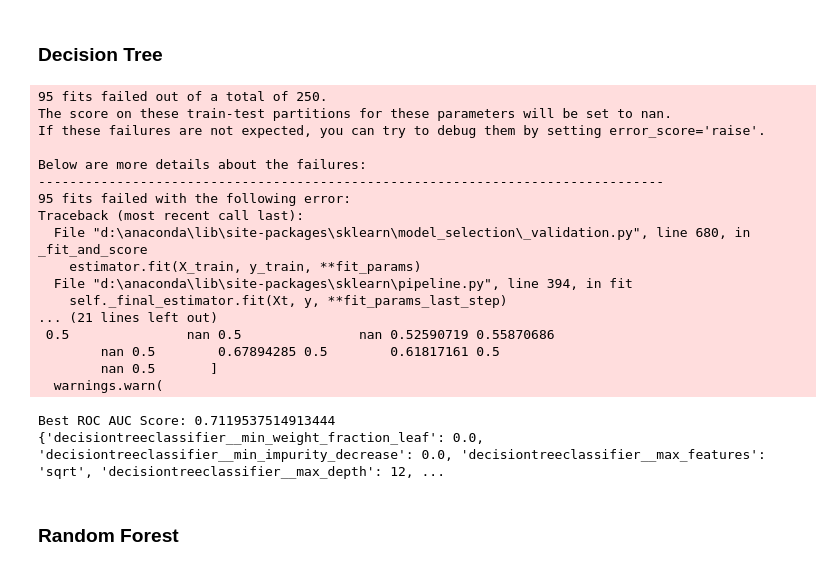
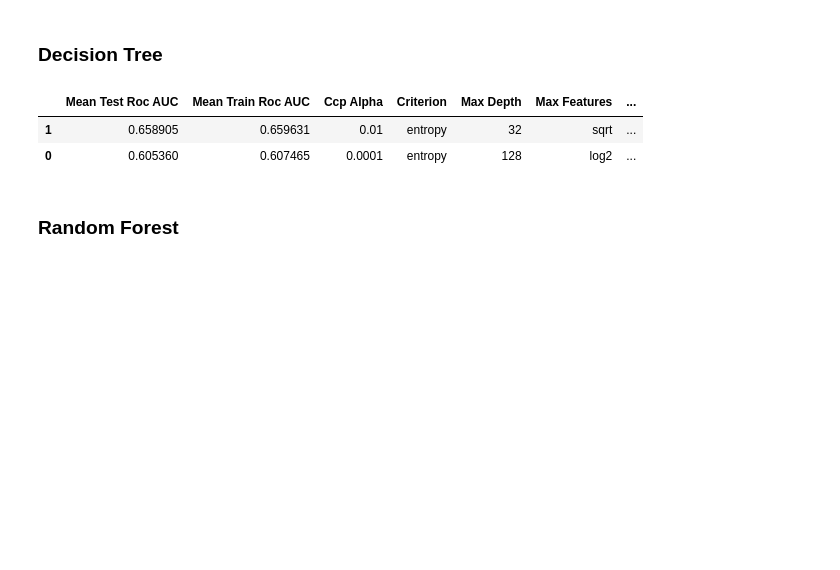
Before and after one commit to lucasdetoledo4/ML-UFSC, a Jupyter notebook: fraud_detection_V1.ipynb, the cells around one changed output. Cells and saved outputs as stored; diff of their text form; code cells hidden in the pictures; blank space fills up the shorter version.

```diff
--- a/fraud_detection_V1.ipynb
+++ b/fraud_detection_V1.ipynb
@@ -338,25 +349,3 @@ Como podemos observar, a partir de 20% do dataset, não há tanta variação na
 Portanto, daqui para frente, para economizar processamento, utilizaremos apenas 20% do dataset de treino para otimizar os hparams do modelo.
 
 ## Tunando os hiperparâmetros
-# %%
-def randomized_search(clf, params, X_train, y_train):
-    pipe = make_pipeline(encode_categorical,
-                         clf)
-
-    param_grid = params
-
-    rs = RandomizedSearchCV(
-                            pipe,
-                            param_grid,
-                            cv=5,
-                            n_iter=50,
-                            scoring=['balanced_accuracy', 'roc_auc'],
-                            refit='roc_auc'
-                            )
-
-    rs.fit(X_train, y_train)
-
-    print(f"Best ROC AUC Score: {rs.best_score_}")
-    print(rs.best_params_)
-
-    return rs
@@ -366,40 +392,22 @@ Devido ao tamanho do dataset, foi escolhido utilizar um RandomizedSearch ao inv
 ### Decision Tree
 # %%
 param_grid = {
-            'decisiontreeclassifier__ccp_alpha': np.logspace(1e-4, 5e-2, 10),
-            'decisiontreeclassifier__class_weight': ['balanced'],
+            'decisiontreeclassifier__ccp_alpha': np.logspace(-4, -2, 5),
             'decisiontreeclassifier__criterion': ['entropy', 'gini'],
-            'decisiontreeclassifier__max_depth': np.arange(5, 25),
+            'decisiontreeclassifier__max_depth': np.logspace(3, 7, num=5, base=2).astype(int),
             'decisiontreeclassifier__max_features': ['sqrt', 'log2'],
-            'decisiontreeclassifier__min_impurity_decrease': [0.0, 0.1],
-            #'decisiontreeclassifier__min_samples_leaf': 1,
-            #'decisiontreeclassifier__min_samples_split': 2,
-            'decisiontreeclassifier__min_weight_fraction_leaf': [0.0, 0.1, 0.2, 0.3, 0.4, 0.5]}
+            'decisiontreeclassifier__min_samples_leaf': np.logspace(-5, -2, num=4),
+            'decisiontreeclassifier__min_samples_split': np.logspace(-4, -2, num=4)
+            }
 
 tree_rs = randomized_search(DecisionTreeClassifier(class_weight='balanced', random_state=42),
                             param_grid,
                             X_train_20,
                             y_train_20)
 # %% [output]
-95 fits failed out of a total of 250.
-The score on these train-test partitions for these parameters will be set to nan.
-If these failures are not expected, you can try to debug them by setting error_score='raise'.
-
-Below are more details about the failures:
---------------------------------------------------------------------------------
-95 fits failed with the following error:
-Traceback (most recent call last):
-  File "d:\anaconda\lib\site-packages\sklearn\model_selection\_validation.py", line 680, in _fit_and_score
-    estimator.fit(X_train, y_train, **fit_params)
-  File "d:\anaconda\lib\site-packages\sklearn\pipeline.py", line 394, in fit
-    self._final_estimator.fit(Xt, y, **fit_params_last_step)
-... (21 lines left out)
- 0.5               nan 0.5               nan 0.52590719 0.55870686
-        nan 0.5        0.67894285 0.5        0.61817161 0.5
-        nan 0.5       ]
-  warnings.warn(
-Best ROC AUC Score: 0.7119537514913444
-{'decisiontreeclassifier__min_weight_fraction_leaf': 0.0, 'decisiontreeclassifier__min_impurity_decrease': 0.0, 'decisiontreeclassifier__max_features': 'sqrt', 'decisiontreeclassifier__max_depth': 12, ...
+|  | Mean Test Roc AUC | Mean Train Roc AUC | Ccp Alpha | Criterion | Max Depth | Max Features | ... |
+| 1 | 0.658905 | 0.659631 | 0.01 | entropy | 32 | sqrt | ... |
+| 0 | 0.605360 | 0.607465 | 0.0001 | entropy | 128 | log2 | ... |
 # %% [markdown]
 ### Random Forest
 # %%
```
Also changed, not shown: parts of 7 cells of this notebook.
